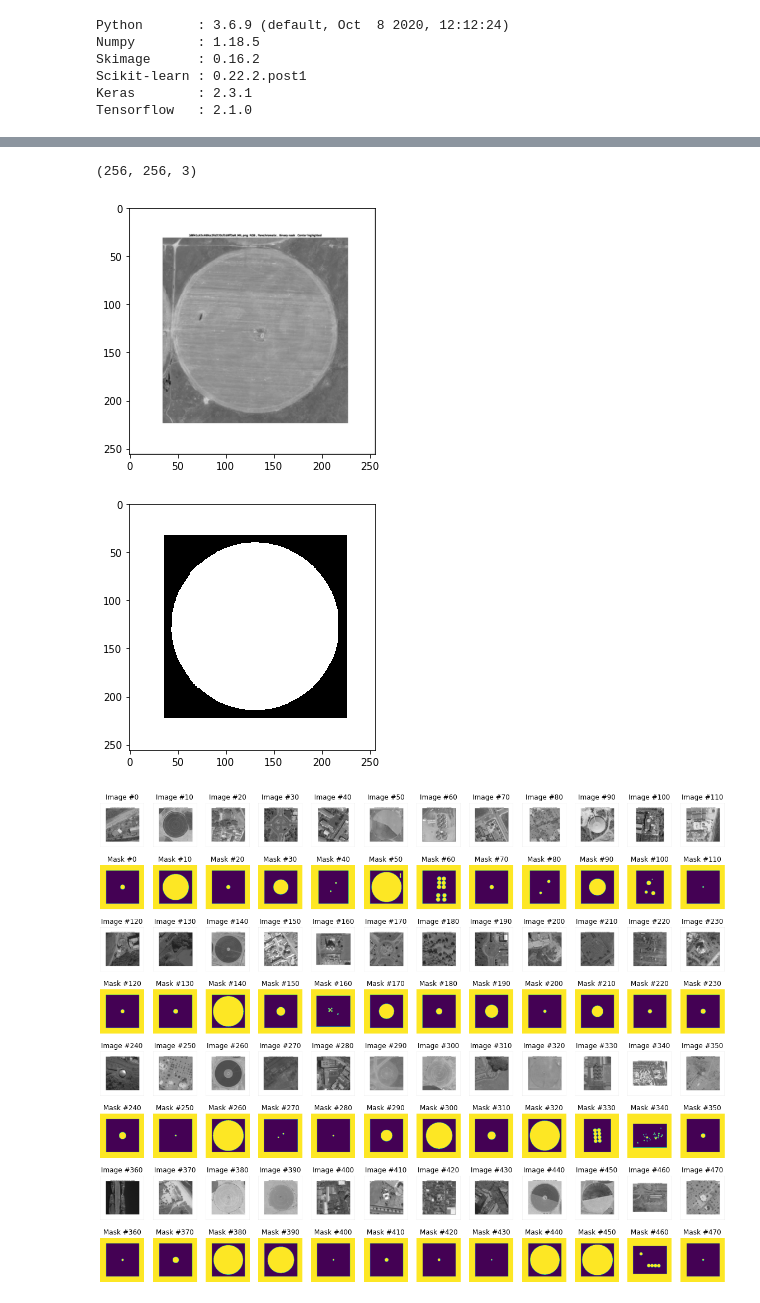
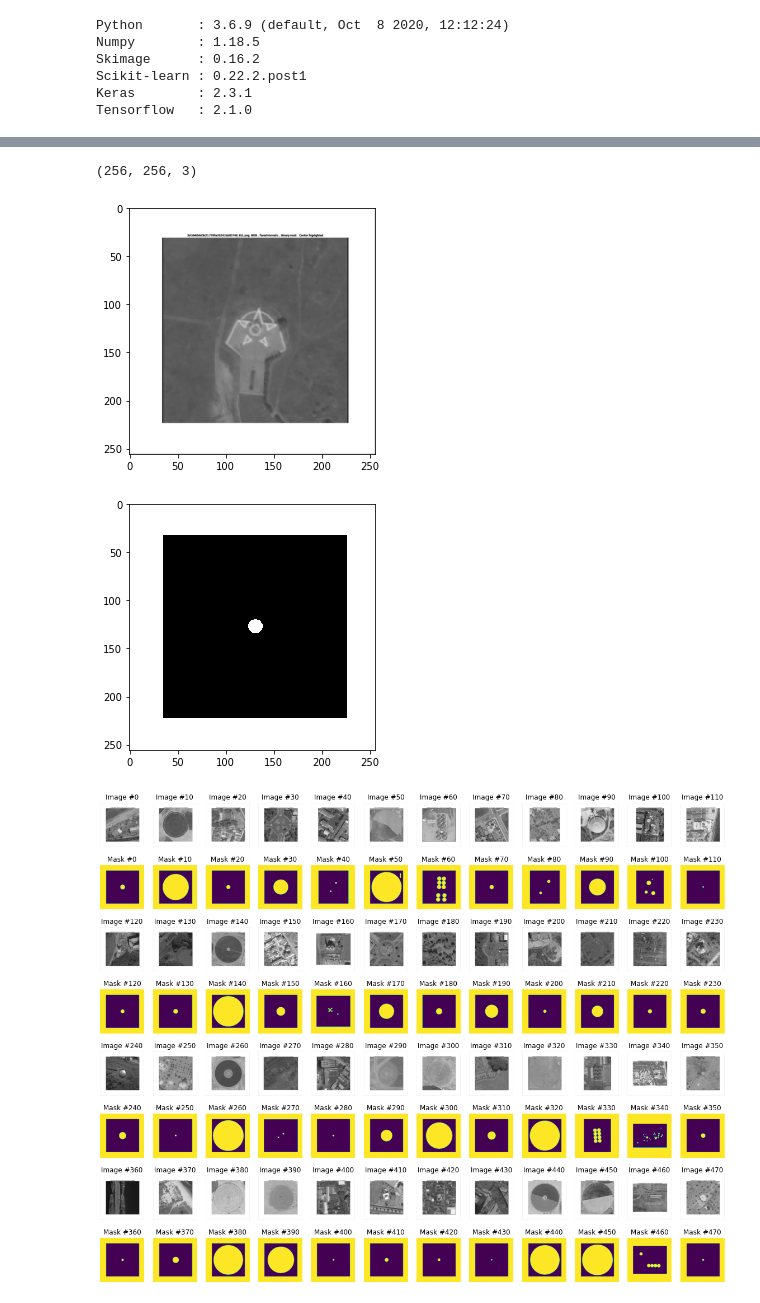
Before and after one commit to gsarm78/MetaSegmentation, a Jupyter notebook: SatelliteImageSegmentation_UNet.ipynb, the cells around one changed output, grey strips where cells are left out. Drawn from its saved outputs; the diff is of its cells as text; code cells hidden in the pictures.

Commit message:
image segmentation using U-Net

```diff
--- a/SatelliteImageSegmentation_UNet.ipynb
+++ b/SatelliteImageSegmentation_UNet.ipynb
@@ -138,15 +141,15 @@ Wall time: 4min 43s
 # %%
 #Visualise masks on the training data
-id = 355
+id = 356
 print(X_train[id].shape)
 skimage.io.imshow(X_train[id])
 plt.show()
 skimage.io.imshow(Y_train[id][:,:,0])
 plt.show()
 # %% [output]
 (256, 256, 3)
-[figure, old version]
+[figure, new version]
-[figure, old version]
+[figure, new version]
 # %%
 # Illustrate the train images and masks
 plt.figure(figsize=(20,16))
```
Also changed, not shown: parts of 12 cells of this notebook.
